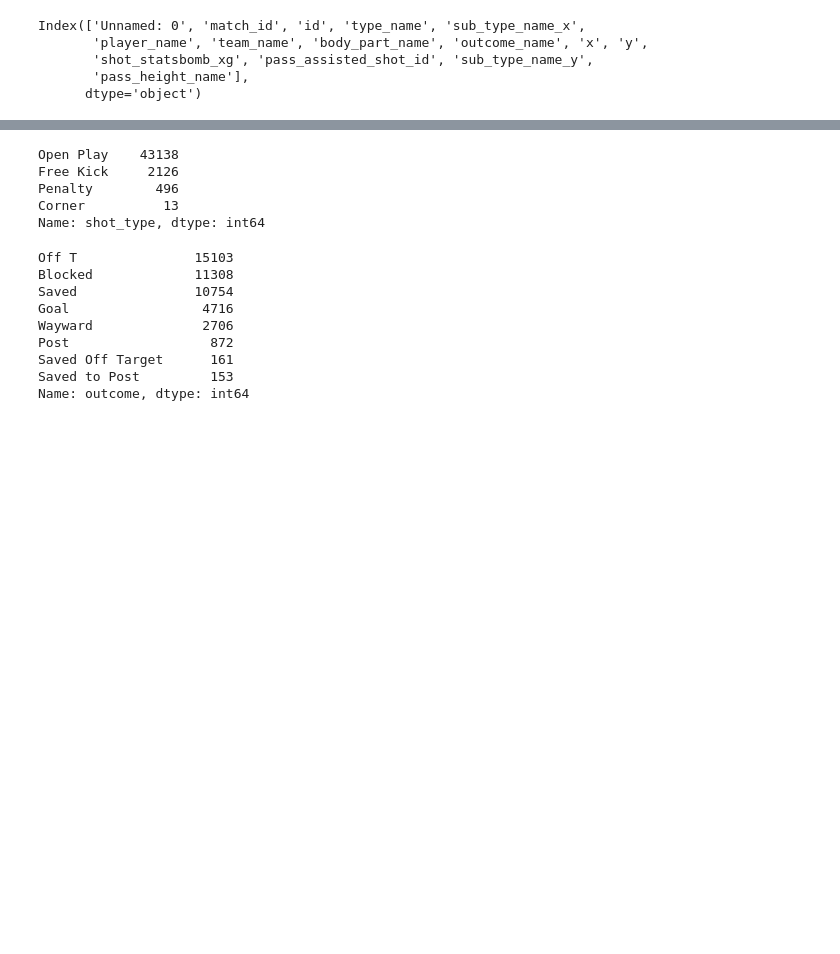
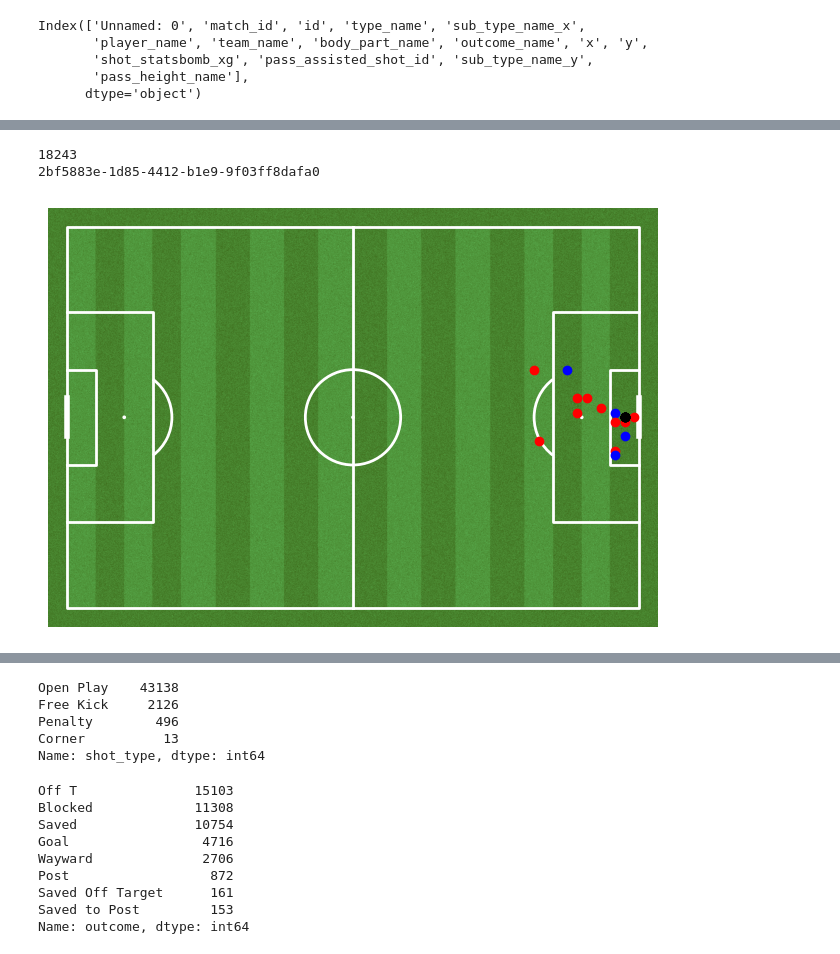
Before and after one commit to jmlee8939/Expected-values-of-soccer, a Jupyter notebook: Xg_analysis2.ipynb, the cells around one changed output, grey strips where cells are left out. Drawn from its saved outputs; the diff is of its cells as text; code cells hidden in the pictures; blank space fills up the shorter version.

```diff
--- a/Xg_analysis2.ipynb
+++ b/Xg_analysis2.ipynb
@@ -71,0 +81,28 @@ df.columns = ['match_id', 'id', 'type', 'shot_type', 'player', 'team',
+# %%
+t_shot = df[df['outcome']=='Goal'].iloc[0,:]
+# %%
+match_id = t_shot['match_id']
+print(match_id)
+event_id = t_shot['id']
+print(event_id)
+# %% [output]
+18243
+2bf5883e-1d85-4412-b1e9-9f03ff8dafa0
+# %%
+parser = Sbopen()
+_, _, freeze, _ = parser.event(match_id)
+# %%
+freeze.head()
+t_freeze = freeze[freeze['id'] == event_id]
+# %%
+pitch = Pitch(pitch_color='grass', line_zorder=1, line_color='white', pitch_type="statsbomb", stripe=True)
+fig, ax = pitch.draw()
+for i in range(len(t_freeze)):
+    if t_freeze.iloc[i,:]['teammate'] == False:
+        color = 'red'
+    else :
+        color = 'blue'
+    plt.scatter(x = t_freeze.iloc[i,:]['x'], y = t_freeze.iloc[i,:]['y'], color = color)
+    plt.scatter(x = t_shot['x'], y = t_shot['y'], color = 'black')
+# %% [output]
+[figure, added]
```
Also changed, not shown: parts of 5 cells of this notebook, 1 other file.
